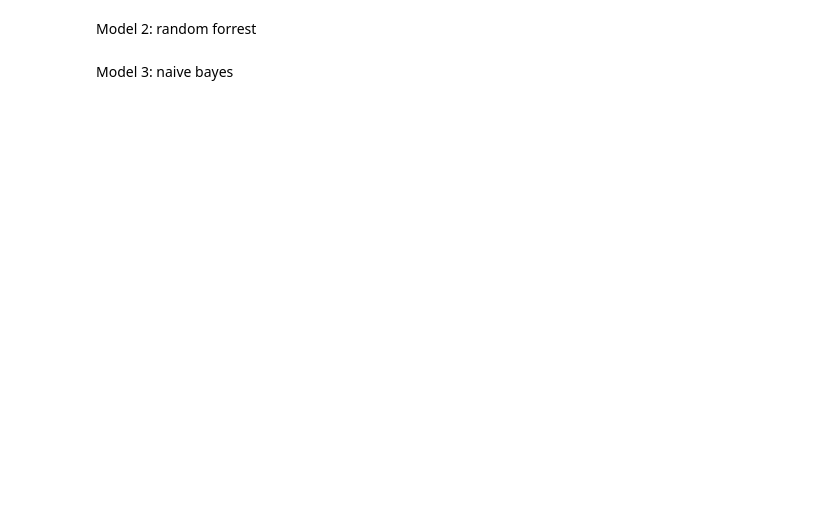
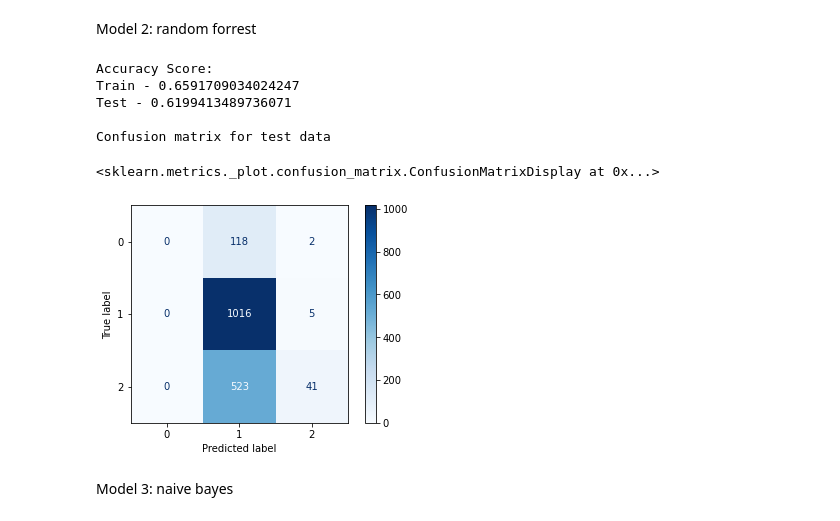
Before and after one commit to ElyLin/SentimentAnalysisProject, a Jupyter notebook: notebooks/Ely/EDA-Ely.ipynb, the cells around one changed output. Drawn from its saved outputs; the diff is of its cells as text; code cells hidden in the pictures; blank space fills up the shorter version.

```diff
--- a/notebooks/Ely/EDA-Ely.ipynb
+++ b/notebooks/Ely/EDA-Ely.ipynb
@@ -414,2 +445,20 @@ Model 2: random forrest
+# %%
+rfc = RandomForestClassifier()
+# %%
+rfc_grid_params = {'max_depth':[1,5,10,20], 'min_samples_split':[2,10,100,500]}
+rfc_grid = GridSearchCV(rfc, rfc_grid_params)
+rfc_output = rfc_grid.fit(tfidf_train_df, y_train)
+rfc_output.best_params_
+rfc_best_model = rfc_output.best_estimator_
+cross_validate(rfc_best_model, tfidf_train_df, y_train, return_train_score=True)
+evaluate(rfc_best_model, tfidf_train_df, y_train, tfidf_val_df, y_val)
+# %% [output]
+Accuracy Score:
+Train - 0.6591709034024247
+Test - 0.6199413489736071
+
+Confusion matrix for test data
+<sklearn.metrics._plot.confusion_matrix.ConfusionMatrixDisplay at 0x...>
+[figure, added]
 # %% [markdown]
 Model 3: naive bayes
```
Also changed, not shown: parts of 21 cells of this notebook.
